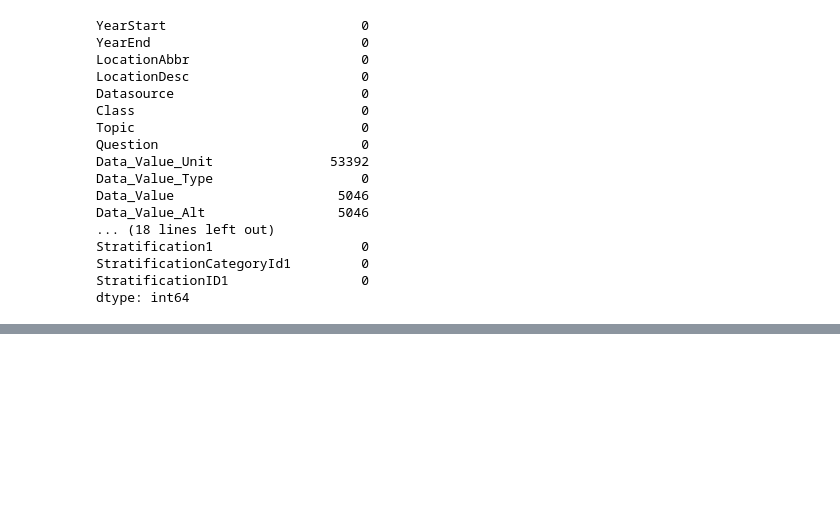
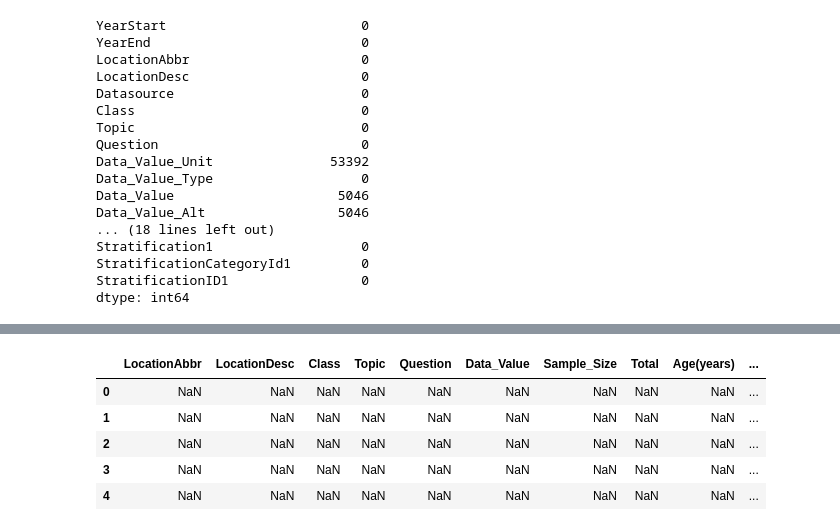
Before and after one commit to bhavan-bhatt/Gnosis-CP01, a Jupyter notebook: Bhavan - 202311021/CP.ipynb, the cells around one changed output, grey strips where cells are left out. Drawn from its saved outputs; the diff is of its cells as text; code cells hidden in the pictures; blank space fills up the shorter version.

Commit message:
b-data-cleaning

```diff
--- a/Bhavan - 202311021/CP.ipynb
+++ b/Bhavan - 202311021/CP.ipynb
@@ -179,0 +175,5 @@ final_dataset = df['YearStart', 'YearEnd', 'LocationAbbr', 'LocationDesc',
+# %%
+final_dataset = df[['YearStart', 'YearEnd', 'LocationAbbr', 'LocationDesc',
+       'Class', 'Topic', 'Question','Data_Value','Sample_Size',
+       'Total', 'Age(years)', 'Education', 'Gender', 'Income',
+       'Race/Ethnicity', 'GeoLocation']]
@@ -179,0 +200,2 @@ final_dataset = df['YearStart', 'YearEnd', 'LocationAbbr', 'LocationDesc',
+# %%
+final_dataset["Year"] = final_dataset["YearEnd"]
@@ -179,0 +208,2 @@ final_dataset = df['YearStart', 'YearEnd', 'LocationAbbr', 'LocationDesc',
+# %%
+final_dataset.drop(['YearStart','YearEnd'],axis=1,inplace=True)
@@ -179,0 +234,10 @@ final_dataset = df['YearStart', 'YearEnd', 'LocationAbbr', 'LocationDesc',
+# %%
+final_dataset = final_dataset[-1:] + final_dataset[:-1]
+final_dataset.head()
+# %% [output]
+|  | LocationAbbr | LocationDesc | Class | Topic | Question | Data_Value | Sample_Size | Total | Age(years) | ... |
+| 0 | NaN | NaN | NaN | NaN | NaN | NaN | NaN | NaN | NaN | ... |
+| 1 | NaN | NaN | NaN | NaN | NaN | NaN | NaN | NaN | NaN | ... |
+| 2 | NaN | NaN | NaN | NaN | NaN | NaN | NaN | NaN | NaN | ... |
+| 3 | NaN | NaN | NaN | NaN | NaN | NaN | NaN | NaN | NaN | ... |
+| 4 | NaN | NaN | NaN | NaN | NaN | NaN | NaN | NaN | NaN | ... |
```
Also changed, not shown: parts of 9 cells of this notebook.
